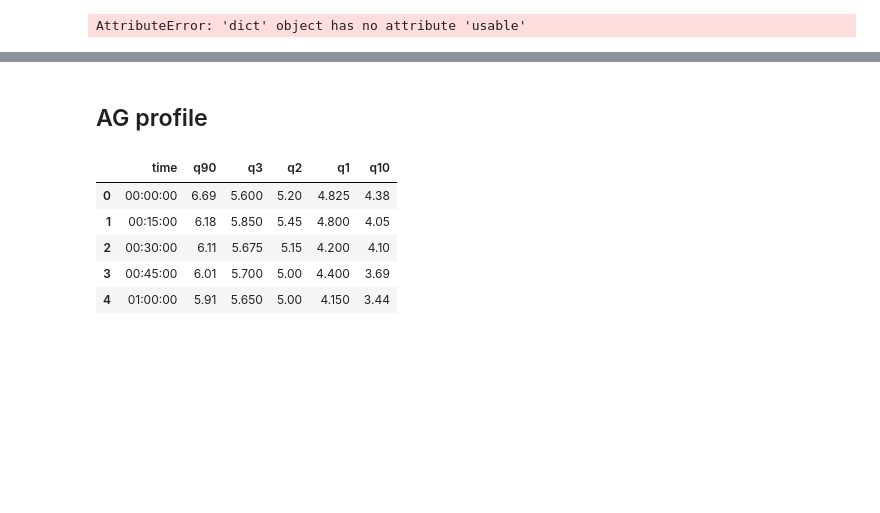
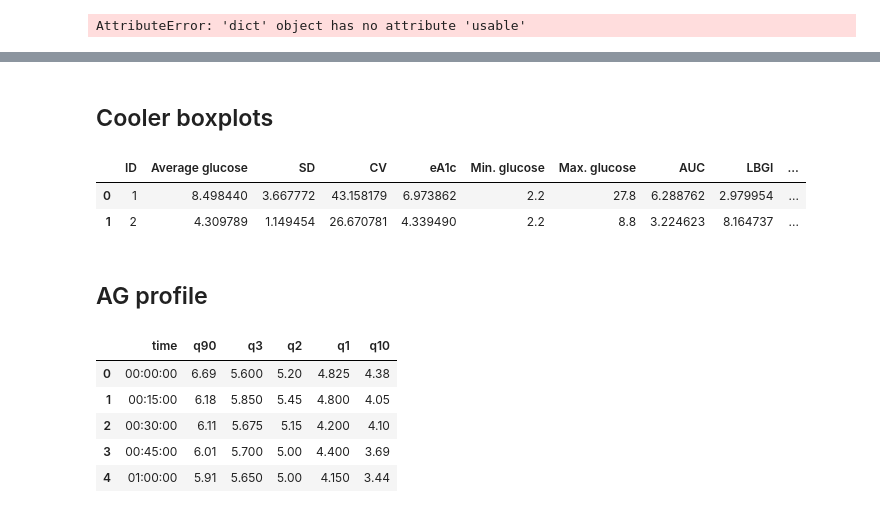
Before and after one commit to cafoala/diametrics-webapp, a Jupyter notebook: code/experiment.ipynb, the cells around one changed output, grey strips where cells are left out. Drawn from its saved outputs; the diff is of its cells as text; code cells hidden in the pictures; blank space fills up the shorter version.

```diff
--- a/code/experiment.ipynb
+++ b/code/experiment.ipynb
@@ -51,0 +45,4 @@ blo b
+# %%
+results = []
+results.append(metrics_experiment.calculate_all_metrics(df, ID='1', interval=15))
+results.append(metrics_experiment.calculate_all_metrics(example3, ID='2', interval=15))
@@ -51,0 +67,10 @@ blo b
+# %%
+metrics = pd.DataFrame.from_dict(results)
+# %% [markdown]
+## Cooler boxplots
+# %%
+metrics
+# %% [output]
+|  | ID | Average glucose | SD | CV | eA1c | Min. glucose | Max. glucose | AUC | LBGI | ... |
+| 0 | 1 | 8.498440 | 3.667772 | 43.158179 | 6.973862 | 2.2 | 27.8 | 6.288762 | 2.979954 | ... |
+| 1 | 2 | 4.309789 | 1.149454 | 26.670781 | 4.339490 | 2.2 | 8.8 | 3.224623 | 8.164737 | ... |
```
Also changed, not shown: parts of 11 cells of this notebook, 8 other files.
